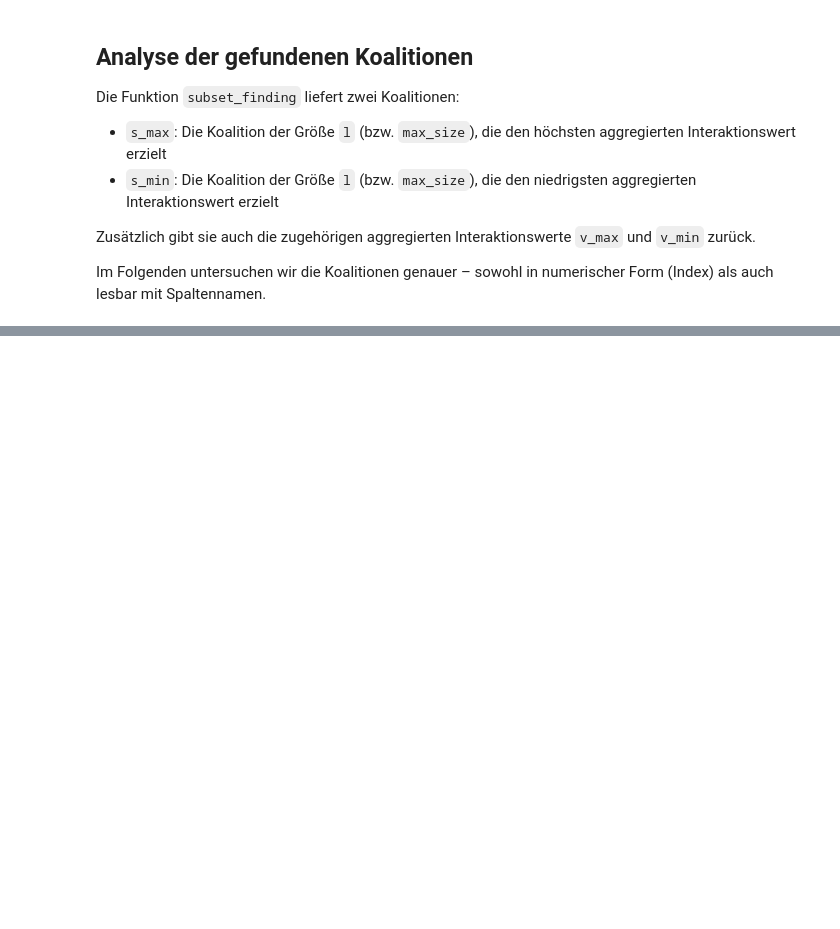
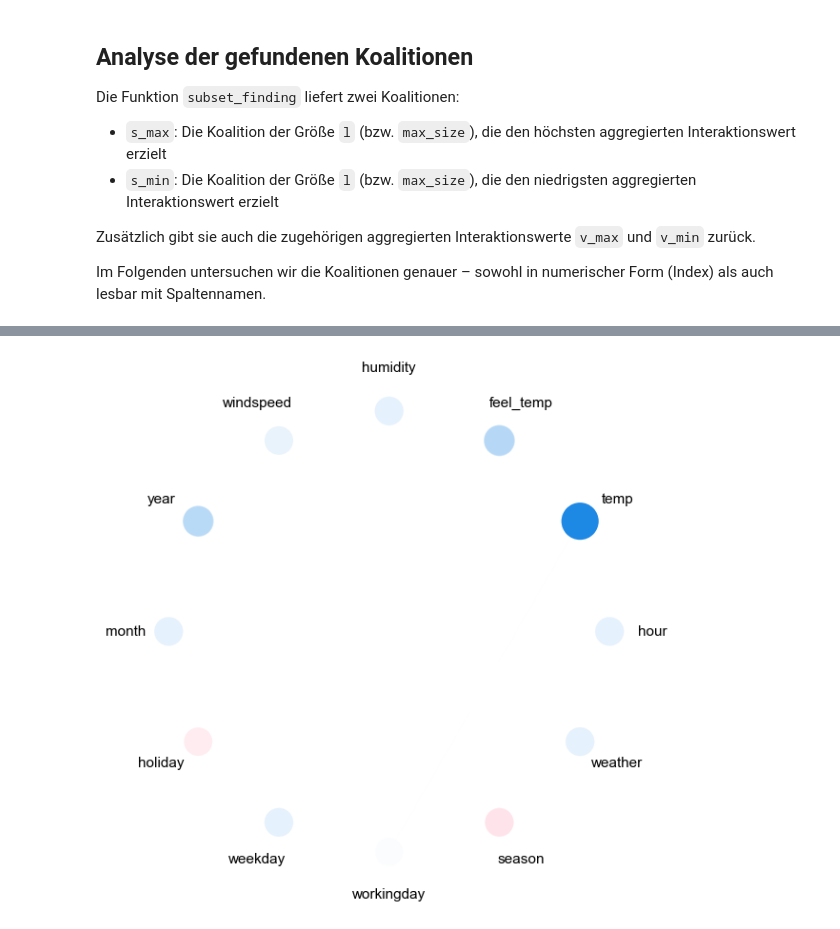
Before and after one commit to s-hutt/sep-aiml-25, a Jupyter notebook: docs/source/examples/coalition_finding_algorithmus.ipynb, the cells around one changed output, grey strips where cells are left out. Drawn from its saved outputs; the diff is of its cells as text; code cells hidden in the pictures; blank space fills up the shorter version.

Commit message:
feat(notebook): add network, bar, and stacked bar plots for local and global feature interaction analysis

```diff
--- a/docs/source/examples/coalition_finding_algorithmus.ipynb
+++ b/docs/source/examples/coalition_finding_algorithmus.ipynb
@@ -38,14 +39,11 @@ Diese Werte dienen als Grundlage für die nachfolgende Koalitionsanalyse.
 # DataFrame laden (für Spaltennamen + Bearbeitung)
 X_df, y_df = load_bike_sharing(to_numpy=False)
 
-# One-Hot-Encoding für kategoriale Merkmale
-X_df_encoded = pd.get_dummies(X_df, drop_first=True)  # drop_first vermeidet Dummy-Falle
-
 # Spaltennamen für readable-Funktion sichern
-column_names = list(X_df_encoded.columns)
+column_names = list(X_df.columns)
 
 # In NumPy-Array umwandeln für Modell & Explainer
-X = X_df_encoded.to_numpy()
+X = X_df.to_numpy()
 y = y_df.to_numpy()
 
 # Train-Test-Split
@@ -279,0 +294,8 @@ Koalition {'temp', 'windspeed', 'month'} (s_min) → Interaktionswert: 95.768
+# %%
+shapiq.network_plot(
+    interaction_values=explanation,
+    feature_names=column_names,
+    show=True
+)
+# %% [output]
+[figure, added]
```
Also changed, not shown: parts of 16 cells of this notebook.
